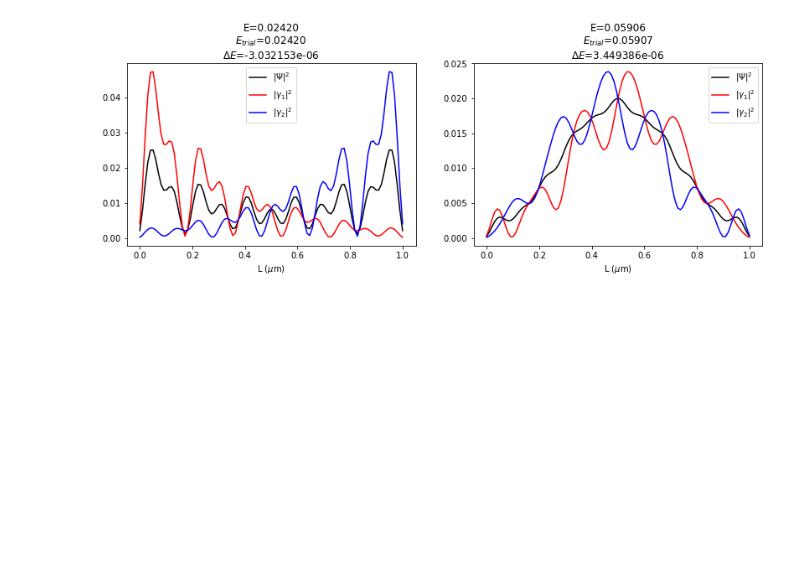
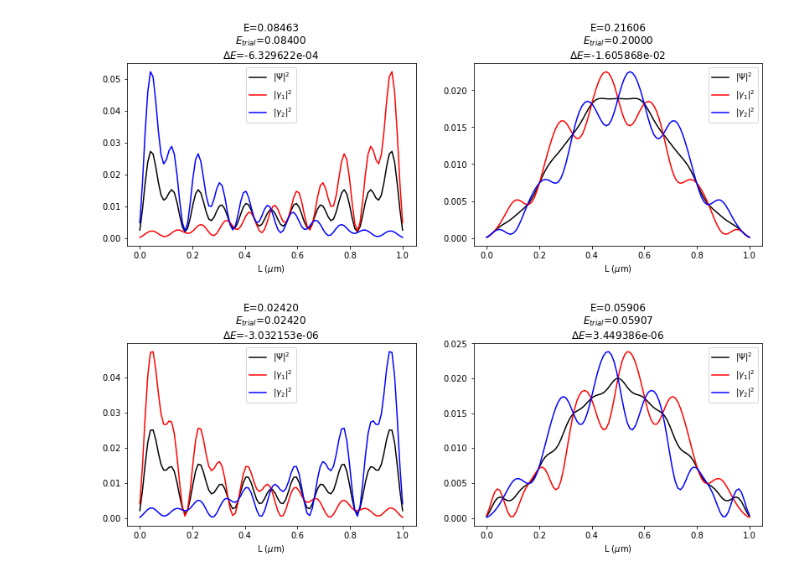
Before and after one commit to hainingpan/Conductance_Kwant, a Jupyter notebook: wavefunction.ipynb, the cells around one changed output. Saved outputs shown, nothing was run; the diff lists cells and outputs as text; code cells hidden in the pictures; blank space fills up the shorter version.

```diff
--- a/wavefunction.ipynb
+++ b/wavefunction.ipynb
@@ -18,3 +28,13 @@ nw=Maj.Nanowire(args)
+# %%
+trial=[0.084,0.2]
+fig,axs=plt.subplots(1,2,figsize=(6.8*2,4))
+results=[]
+for y,ax in zip(trial,axs):
+    result=nw.wavefunction(1.2,y)
+    Maj.plot_wavefunction(result,args,fig,ax)
+    results.append(result)
+# %% [output]
+[figure, added]
 # %%
 trial=[0.024195,0.059068]
 fig,axs=plt.subplots(1,2,figsize=(6.8*2,4))
```
Also changed, not shown: parts of 2 cells of this notebook, 2 other files.
